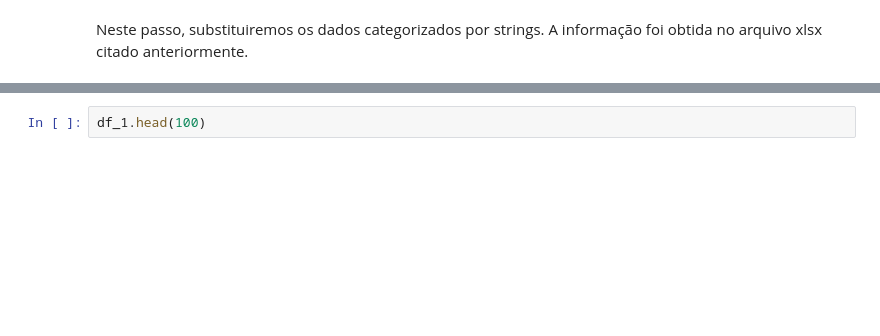
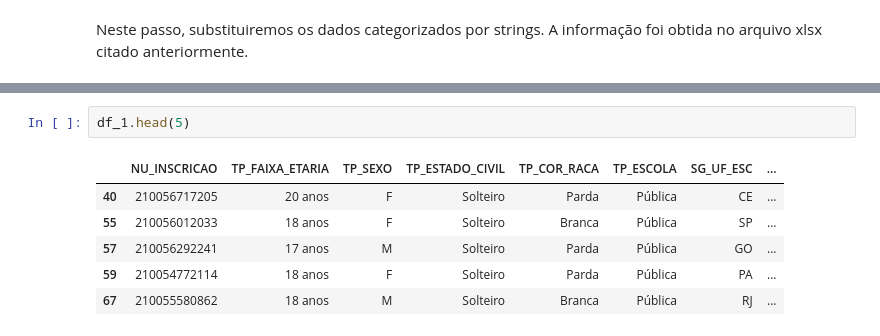
Before and after one commit to alexandrecbastos/microdados_enem_2022, a Jupyter notebook: eda_enem_2022.ipynb, the cells around one changed output, grey strips where cells are left out. Cells and saved outputs as stored; diff of their text form; blank space fills up the shorter version.

```diff
--- a/eda_enem_2022.ipynb
+++ b/eda_enem_2022.ipynb
@@ -105,5 +156,12 @@ df_1['TP_FAIXA_ETARIA'] = df_1['TP_FAIXA_ETARIA'].replace({1:'menos de 17 anos',
 # %%
-df_1.head(100)
+df_1.head(5)
+# %% [output]
+|  | NU_INSCRICAO | TP_FAIXA_ETARIA | TP_SEXO | TP_ESTADO_CIVIL | TP_COR_RACA | TP_ESCOLA | SG_UF_ESC | ... |
+| 40 | 210056717205 | 20 anos | F | Solteiro | Parda | Pública | CE | ... |
+| 55 | 210056012033 | 18 anos | F | Solteiro | Branca | Pública | SP | ... |
+| 57 | 210056292241 | 17 anos | M | Solteiro | Parda | Pública | GO | ... |
+| 59 | 210054772114 | 18 anos | F | Solteiro | Parda | Pública | PA | ... |
+| 67 | 210055580862 | 18 anos | M | Solteiro | Branca | Pública | RJ | ... |
 # %%
 df_1.groupby('TP_SEXO').agg({'NU_NOTA_CN':'mean', 'NU_NOTA_CH':'mean', 'NU_NOTA_LC':'mean',
                                         'NU_NOTA_MT':'mean', 'NU_NOTA_REDACAO':'mean'})
```
Also changed, not shown: parts of 18 cells of this notebook.
